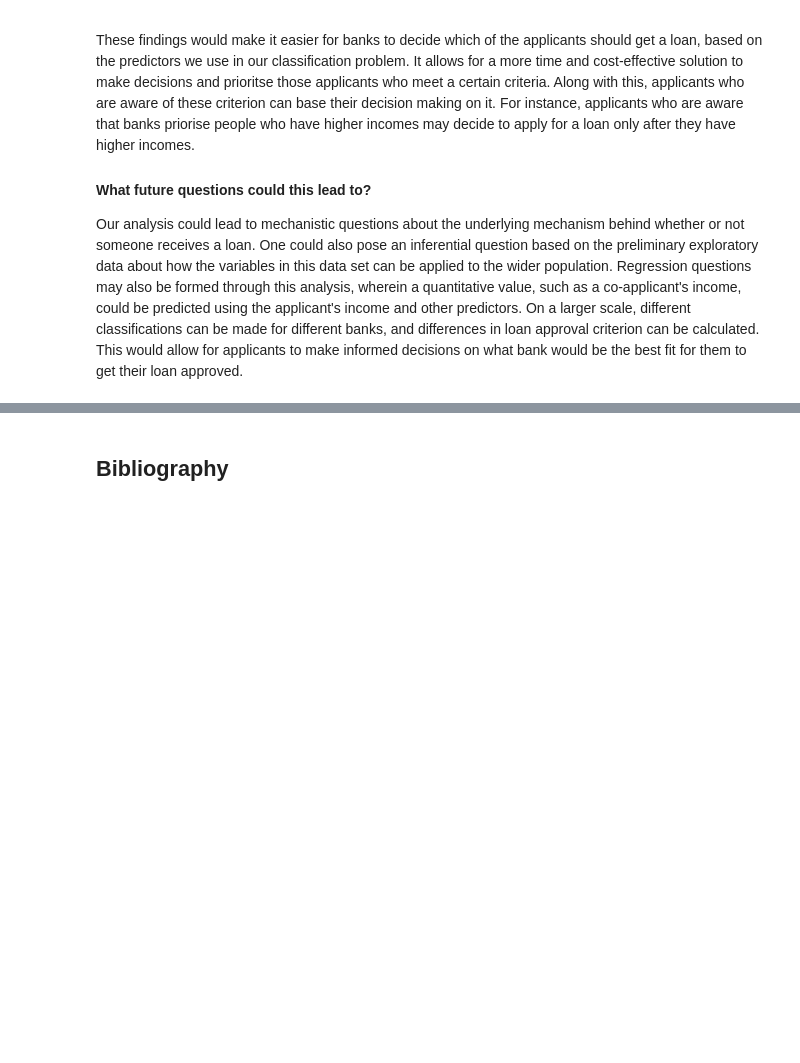
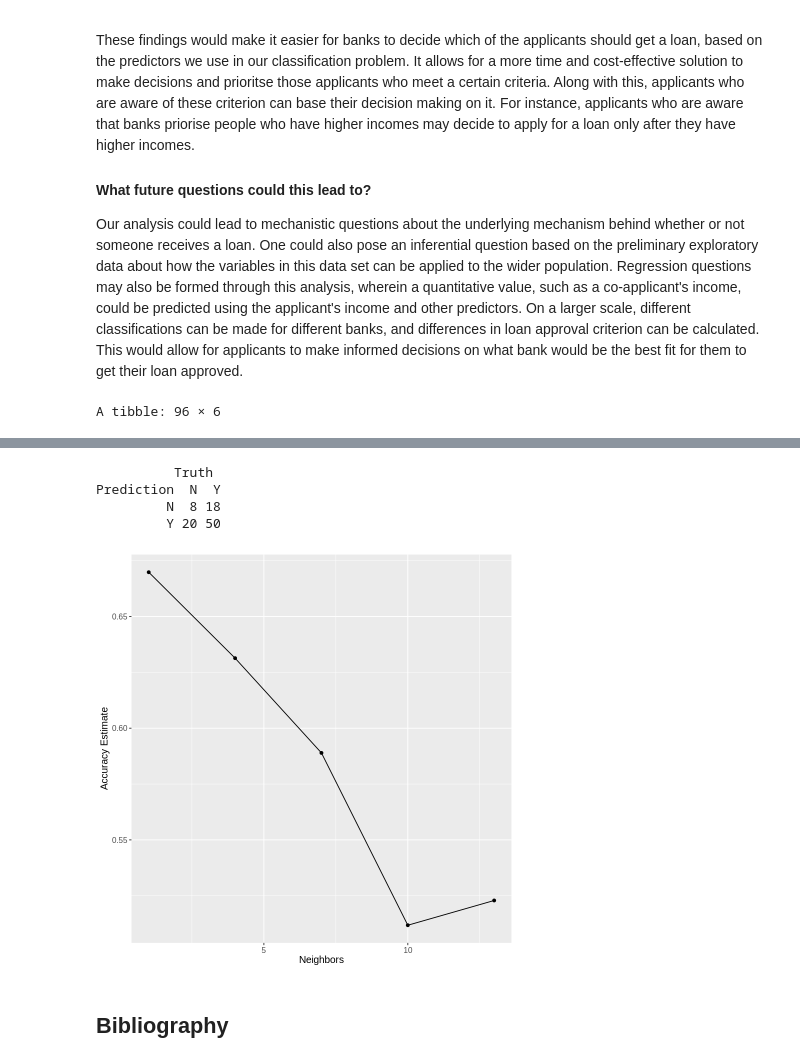
Before and after one commit to lillylaksermerz/dsci100-project, a Jupyter notebook: group_project.ipynb, the cells around one changed output, grey strips where cells are left out. Drawn from its saved outputs; the diff is of its cells as text; code cells hidden in the pictures; blank space fills up the shorter version.

Commit message:
did cross-validation
generated accuracy estimate plot and confusion matrix

```diff
--- a/group_project.ipynb
+++ b/group_project.ipynb
@@ -244,3 +244,78 @@ These findings would make it easier for banks to decide which of the applicants
 #### What future questions could this lead to?
 
 Our analysis could lead to mechanistic questions about the underlying mechanism behind whether or not someone receives a loan. One could also pose an inferential question based on the preliminary exploratory data about how the variables in this data set can be applied to the wider population. Regression questions may also be formed through this analysis, wherein a quantitative value, such as a co-applicant's income, could be predicted using the applicant's income and other predictors. On a larger scale, different classifications can be made for different banks, and differences in loan approval criterion can be calculated. This would allow for applicants to make informed decisions on what bank would be the best fit for them to get their loan approved.
+# %%
+set.seed(1234)
+
+library(themis)
+
+# creating a recipe
+
+loan_recipe <- recipe(Loan_Status ~ ApplicantIncome + CoapplicantIncome + LoanAmount + Loan_Amount_Term,
+                      data = loan_training) |>
+                step_scale(all_predictors()) |>
+                step_center(all_predictors()) |>
+                step_impute_mean(all_predictors()) |>
+                step_upsample(Loan_Status, over_ratio = 1, skip = TRUE)
+
+
+# creating vfold and tibble of values
+
+loan_vfold <- vfold_cv(loan_training, v = 5, strata = Loan_Status)
+
+loan_vals <- tibble(neighbors = seq(from = 1, to = 15, by = 3))
+
+# changing Loan_Status to a factor
+
+# loan_training <- loan_training |>
+    # mutate(Loan_Status = as.factor(Loan_Status))
+
+# creating a model
+
+loan_tuning_spec <- nearest_neighbor(weight_func = "rectangular", neighbors = tune()) |>
+    set_engine("kknn") |>
+    set_mode("classification")
+
+# cross validation
+
+loan_metrics <- workflow() |>
+    add_recipe(loan_recipe) |>
+    add_model(loan_tuning_spec) |>
+    tune_grid(resamples = loan_vfold, grid = loan_vals) |>
+    collect_metrics()
+
+accuracies <- loan_metrics |>
+        filter(.metric == "accuracy")
+
+options(repr.plot.height = 7, repr.plot.width = 7)
+cross_val_plot <- accuracies |>
+        ggplot(aes(x = neighbors, y = mean)) +
+        geom_point() +
+        geom_line() +
+        labs(x = "Neighbors", y = "Accuracy Estimate") +
+        theme(text = element_text(size = 12))
+cross_val_plot
+
+# build model
+
+loan_spec <- nearest_neighbor(weight_func = "rectangular", neighbors = 2) |>
+    set_engine("kknn") |>
+    set_mode("classification")
+
+loan_fit <- workflow() |>
+    add_recipe(loan_recipe) |>
+    add_model(loan_spec) |>
+    fit(data = loan_training)
+
+# evaluating on the test set
+
+loan_predictions <- predict(loan_fit, loan_testing) |>
+    bind_cols(loan_testing) |>
+    mutate(Loan_Status = as.factor(Loan_Status))
+
+
+loan_conf_mat <- loan_predictions |>
+   conf_mat(truth = Loan_Status, estimate = .pred_class)
+loan_conf_mat
+# %% [output]
+A tibble: 96 × 6
@@ -247,3 +340,8 @@ Our analysis could lead to mechanistic questions about the underlying mechanism
+          Truth
+Prediction  N  Y
+         N  8 18
+         Y 20 50
+[figure, added]
 # %% [markdown]
 ## Bibliography
 # %% [markdown]
```
Also changed, not shown: parts of 4 cells of this notebook.
